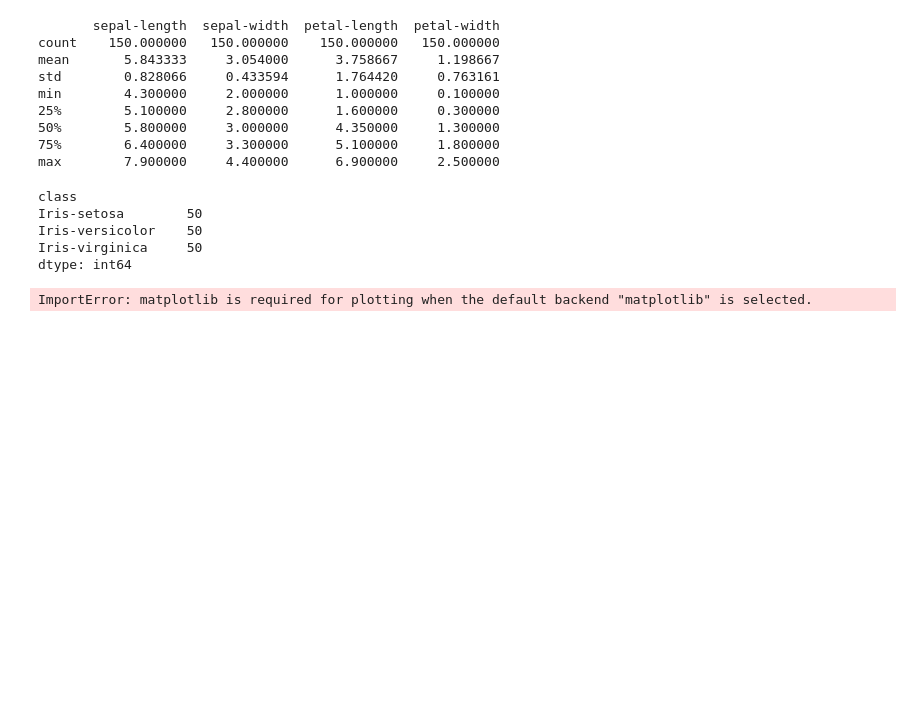
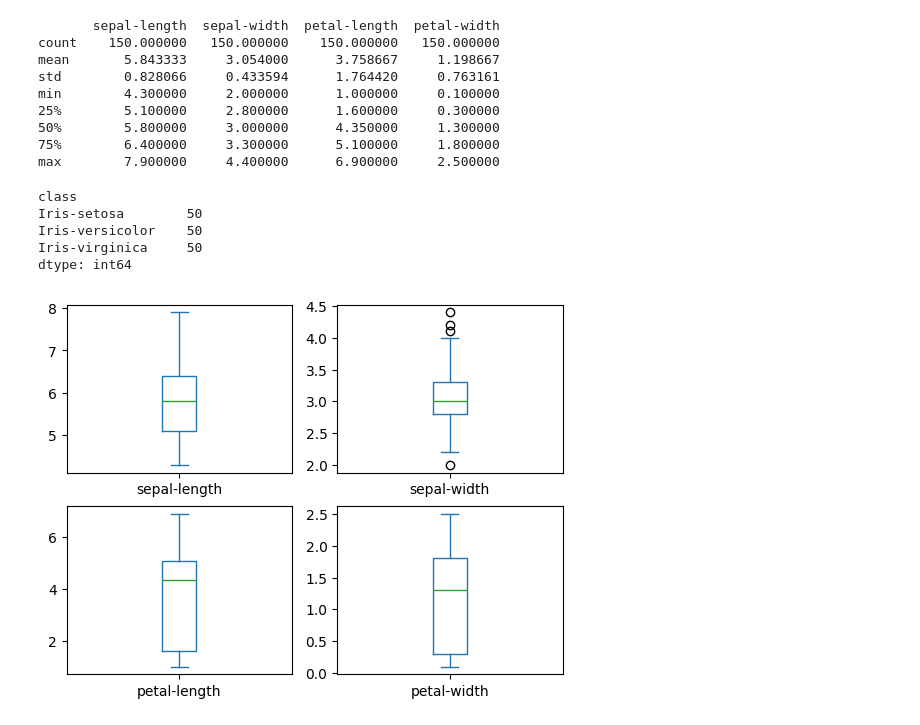
Before and after one commit to JDpodichetty/iRI_2025_AS, a Jupyter notebook: Code/coding practice/iris_ml_exercise.ipynb, the cells around one changed output. Saved outputs shown, nothing was run; the diff lists cells and outputs as text; code cells hidden in the pictures; blank space fills up the shorter version.

```diff
--- a/Code/coding practice/iris_ml_exercise.ipynb
+++ b/Code/coding practice/iris_ml_exercise.ipynb
@@ -6,7 +3,9 @@ demo_path = "../Data/iris/DEMO_L.XPT"
 from pandas import read_csv
 from pandas.plotting import scatter_matrix
 # %%
-#load dataset
-url = "https://raw.githubusercontent.com/jbrownlee/Datasets/master/iris.csv"
-names = 'sepal-length', 'sepal-width', 'petal-length','petal-width','class'
-dataset = read_csv(url, names=names)
+import pandas as pd
+
+# Correct path to your iris.csv file
+filename = "C:/Users/aws_1/Downloads/iris.csv"
+names = ['sepal-length', 'sepal-width', 'petal-length', 'petal-width', 'class']
+dataset = pd.read_csv(filename, names=names)
@@ -58,9 +59,11 @@ Iris-setosa        50
 Iris-versicolor    50
 Iris-virginica     50
 dtype: int64
-# %%
-# create univariate plots
-dataset.hist()
-pyplot.show()
-# %% [output]
-ImportError: matplotlib is required for plotting when the default backend "matplotlib" is selected.
+# %%
+import matplotlib.pyplot as pyplot
+import pandas as pd
+# make a box plot
+dataset.plot(kind='box', subplots=True, layout=(2,2), sharex=False, sharey=False)
+pyplot.show()
+# %% [output]
+[figure, added]
```
Also changed, not shown: parts of 8 cells of this notebook, 2 other files.
